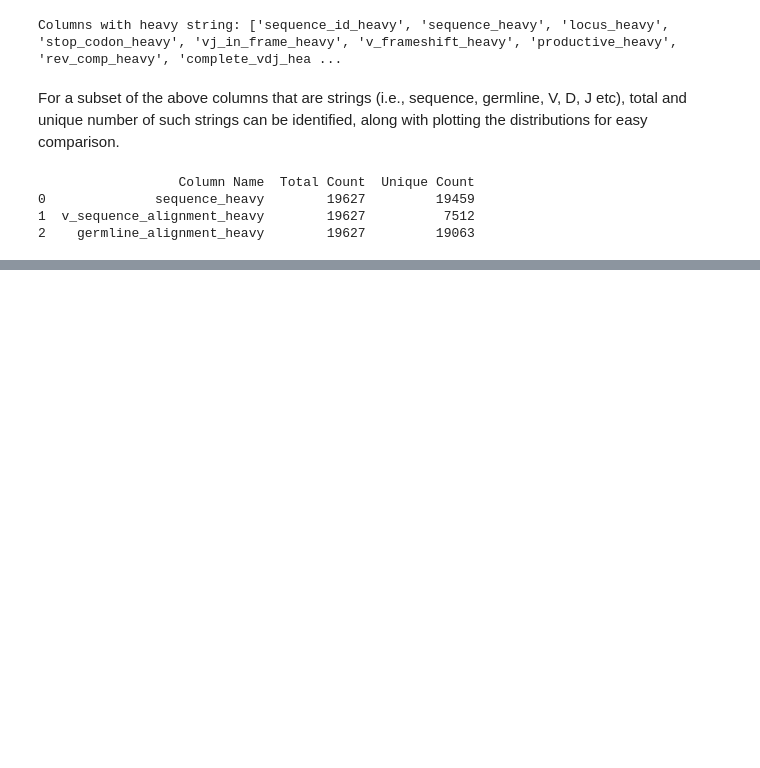
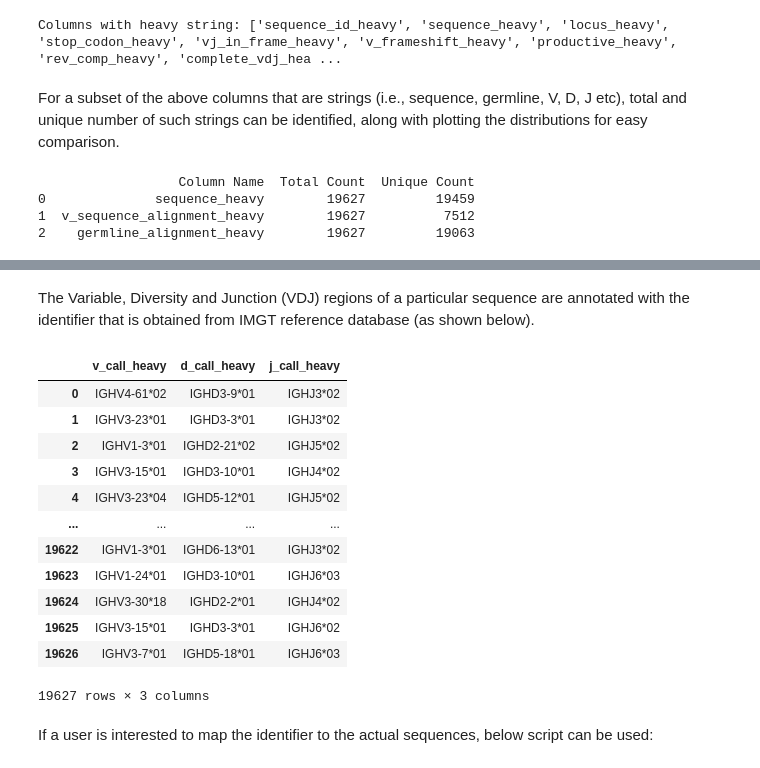
Before and after one commit to sridhara-omics/OAS_wrapper, a Jupyter notebook: notebooks/Paired_tutorial.ipynb, the cells around one changed output, grey strips where cells are left out. Saved outputs shown, nothing was run; the diff lists cells and outputs as text; code cells hidden in the pictures; blank space fills up the shorter version.

```diff
--- a/notebooks/Paired_tutorial.ipynb
+++ b/notebooks/Paired_tutorial.ipynb
@@ -44,0 +51,20 @@ From the above table, it is clear that while the number of unique sequences is l
+# %% [markdown]
+The Variable, Diversity and Junction (VDJ) regions of a particular sequence are annotated with the identifier that is obtained from IMGT reference database (as shown below).
+# %%
+sequences[["v_call_heavy", "d_call_heavy", "j_call_heavy"]]
+# %% [output]
+|  | v_call_heavy | d_call_heavy | j_call_heavy |
+| 0 | IGHV4-61*02 | IGHD3-9*01 | IGHJ3*02 |
+| 1 | IGHV3-23*01 | IGHD3-3*01 | IGHJ3*02 |
+| 2 | IGHV1-3*01 | IGHD2-21*02 | IGHJ5*02 |
+| 3 | IGHV3-15*01 | IGHD3-10*01 | IGHJ4*02 |
+| 4 | IGHV3-23*04 | IGHD5-12*01 | IGHJ5*02 |
+| ... | ... | ... | ... |
+| 19622 | IGHV1-3*01 | IGHD6-13*01 | IGHJ3*02 |
+| 19623 | IGHV1-24*01 | IGHD3-10*01 | IGHJ6*03 |
+| 19624 | IGHV3-30*18 | IGHD2-2*01 | IGHJ4*02 |
+| 19625 | IGHV3-15*01 | IGHD3-3*01 | IGHJ6*02 |
+| 19626 | IGHV3-7*01 | IGHD5-18*01 | IGHJ6*03 |
+19627 rows × 3 columns
+# %% [markdown]
+If a user is interested to map the identifier to the actual sequences, below script can be used:
```
Also changed, not shown: parts of 4 cells of this notebook, 1 other file.
